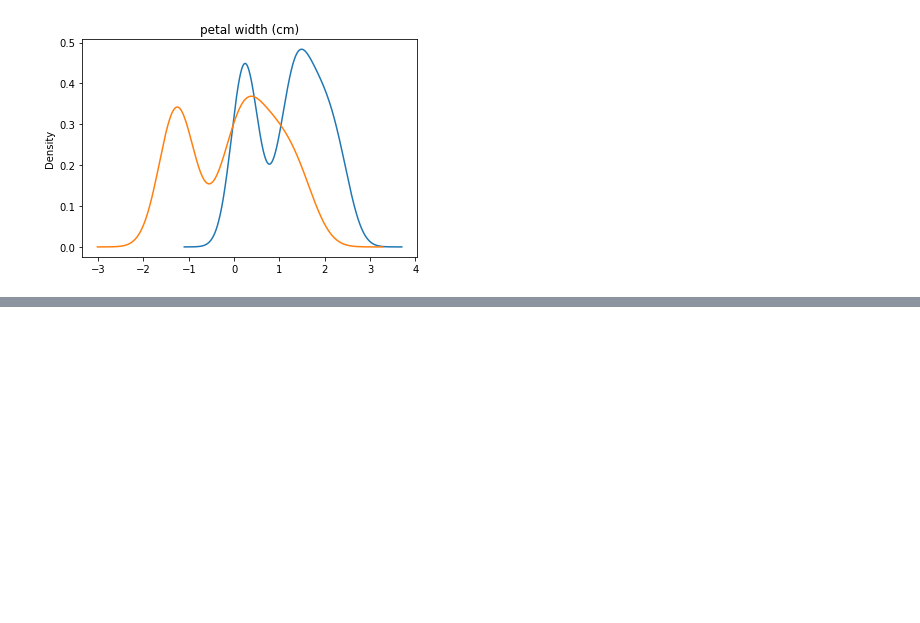
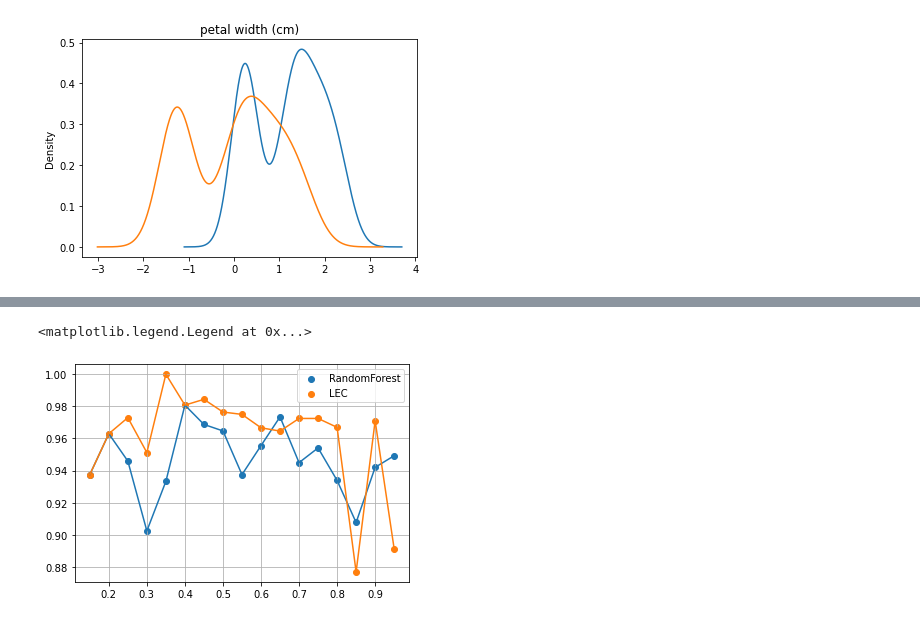
Before and after one commit to JumpingDino/self-training-data-stream, a Jupyter notebook: notebooks/LEC Development.ipynb, the cells around one changed output, grey strips where cells are left out. Drawn from its saved outputs; the diff is of its cells as text; code cells hidden in the pictures; blank space fills up the shorter version.

```diff
--- a/notebooks/LEC Development.ipynb
+++ b/notebooks/LEC Development.ipynb
@@ -227,8 +227,8 @@ y = df['class'].to_numpy()
 y_r = unlabel(y,frac = 0.95)
 y_noisy = y_r.copy()
 
-K = 9
-Q = 9
+K = 15
+Q = 15
 
 results = []
 for rounds in range(K):
@@ -367,3 +324,13 @@ res_df.sample(10)
+# %%
+plt.scatter(x=u_perc,y=sup_acc,label='RandomForest')
+plt.scatter(x=u_perc,y=lec_acc,label='LEC')
+plt.plot(u_perc, sup_acc,)
+plt.plot(u_perc, lec_acc)
+plt.grid()
+plt.legend()
+# %% [output]
+<matplotlib.legend.Legend at 0x...>
+[figure, added]
 # %%
 from sklearn.cluster import KMeans
 
```
Also changed, not shown: parts of 11 cells of this notebook, 2 other files.
